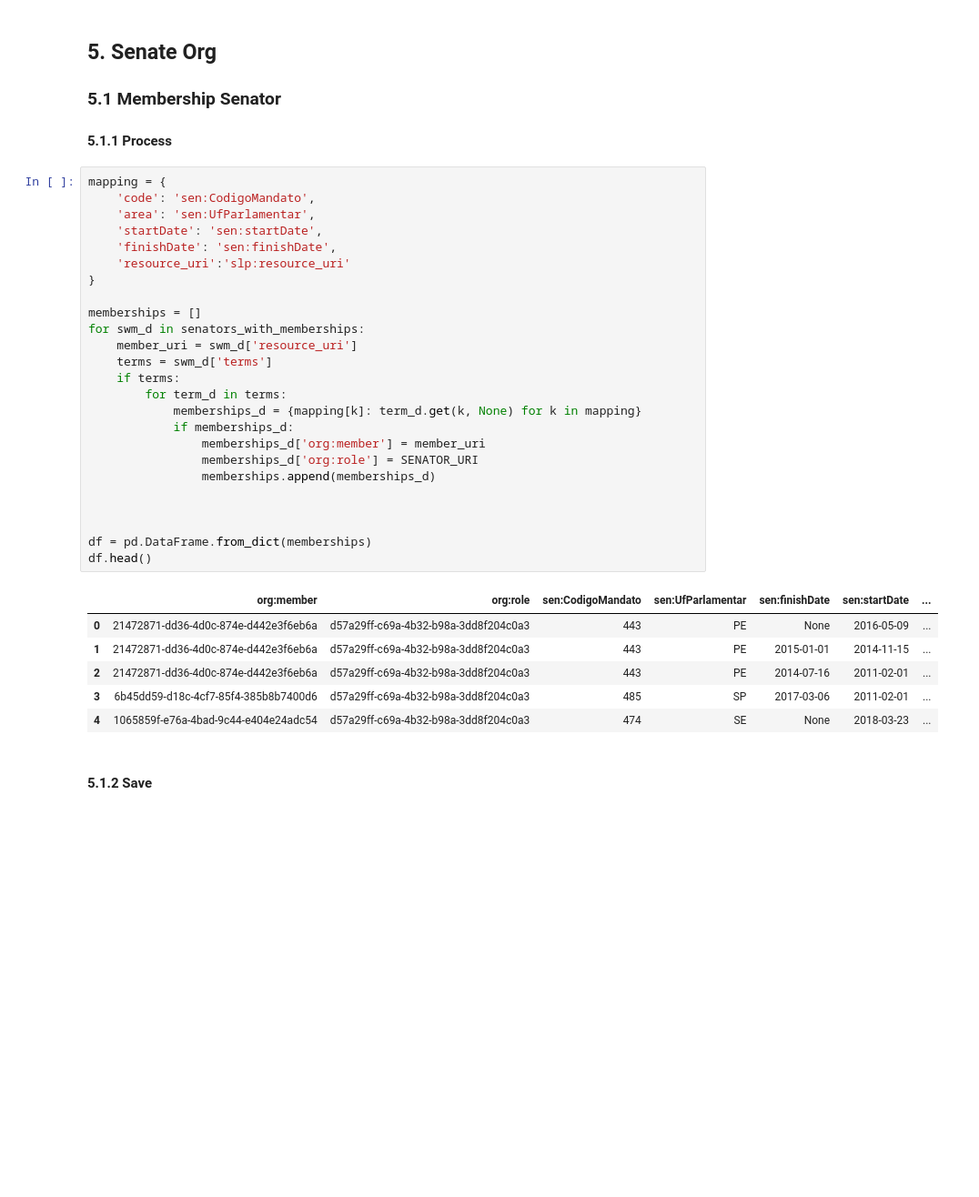
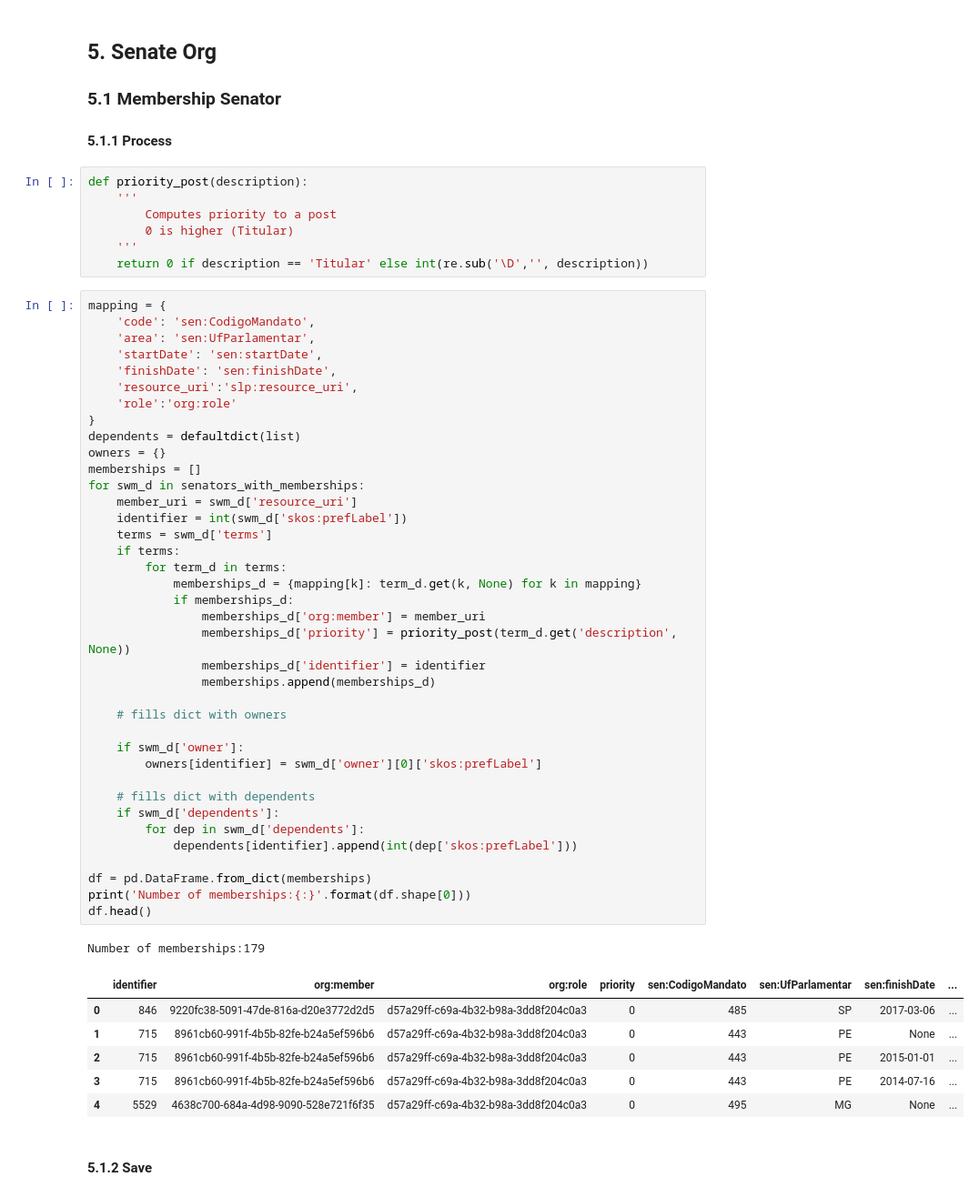
Before and after one commit to guilhermevarela/polare_scrapper, a Jupyter notebook: Senators.ipynb, the cells around one changed output. Shown at 91% size. Drawn from its saved outputs; the diff is of its cells as text; blank space fills up the shorter version.

Commit message:
Senator: owner + dependends

```diff
--- a/Senators.ipynb
+++ b/Senators.ipynb
@@ -87,38 +89,59 @@ df.head()
 
  ### 5.1 Membership Senator
  #### 5.1.1 Process
+# %%
+def priority_post(description):
+    '''
+        Computes priority to a post
+        0 is higher (Titular)
+    '''
+    return 0 if description == 'Titular' else int(re.sub('\D','', description))
 # %%
 mapping = {
     'code': 'sen:CodigoMandato',
     'area': 'sen:UfParlamentar',
     'startDate': 'sen:startDate',
     'finishDate': 'sen:finishDate',
-    'resource_uri':'slp:resource_uri'
+    'resource_uri':'slp:resource_uri',
+    'role':'org:role'
 }
-
+dependents = defaultdict(list)
+owners = {}
 memberships = []
 for swm_d in senators_with_memberships:
     member_uri = swm_d['resource_uri']
+    identifier = int(swm_d['skos:prefLabel'])
     terms = swm_d['terms']
     if terms:
         for term_d in terms:
             memberships_d = {mapping[k]: term_d.get(k, None) for k in mapping}
             if memberships_d:
                 memberships_d['org:member'] = member_uri
-                memberships_d['org:role'] = SENATOR_URI
+                memberships_d['priority'] = priority_post(term_d.get('description', None))
+                memberships_d['identifier'] = identifier
                 memberships.append(memberships_d)
 
+    # fills dict with owners
 
+    if swm_d['owner']:
+        owners[identifier] = swm_d['owner'][0]['skos:prefLabel']
+
+    # fills dict with dependents
+    if swm_d['dependents']:
+        for dep in swm_d['dependents']:
+            dependents[identifier].append(int(dep['skos:prefLabel']))
 
 df = pd.DataFrame.from_dict(memberships)
+print('Number of memberships:{:}'.format(df.shape[0]))
 df.head()
 # %% [output]
+Number of memberships:179
-|  | org:member | org:role | sen:CodigoMandato | sen:UfParlamentar | sen:finishDate | sen:startDate | ... |
-| 0 | 21472871-dd36-4d0c-874e-d442e3f6eb6a | d57a29ff-c69a-4b32-b98a-3dd8f204c0a3 | 443 | PE | None | 2016-05-09 | ... |
-| 1 | 21472871-dd36-4d0c-874e-d442e3f6eb6a | d57a29ff-c69a-4b32-b98a-3dd8f204c0a3 | 443 | PE | 2015-01-01 | 2014-11-15 | ... |
-| 2 | 21472871-dd36-4d0c-874e-d442e3f6eb6a | d57a29ff-c69a-4b32-b98a-3dd8f204c0a3 | 443 | PE | 2014-07-16 | 2011-02-01 | ... |
-| 3 | 6b45dd59-d18c-4cf7-85f4-385b8b7400d6 | d57a29ff-c69a-4b32-b98a-3dd8f204c0a3 | 485 | SP | 2017-03-06 | 2011-02-01 | ... |
-| 4 | 1065859f-e76a-4bad-9c44-e404e24adc54 | d57a29ff-c69a-4b32-b98a-3dd8f204c0a3 | 474 | SE | None | 2018-03-23 | ... |
+|  | identifier | org:member | org:role | priority | sen:CodigoMandato | sen:UfParlamentar | sen:finishDate | ... |
+| 0 | 846 | 9220fc38-5091-47de-816a-d20e3772d2d5 | d57a29ff-c69a-4b32-b98a-3dd8f204c0a3 | 0 | 485 | SP | 2017-03-06 | ... |
+| 1 | 715 | 8961cb60-991f-4b5b-82fe-b24a5ef596b6 | d57a29ff-c69a-4b32-b98a-3dd8f204c0a3 | 0 | 443 | PE | None | ... |
+| 2 | 715 | 8961cb60-991f-4b5b-82fe-b24a5ef596b6 | d57a29ff-c69a-4b32-b98a-3dd8f204c0a3 | 0 | 443 | PE | 2015-01-01 | ... |
+| 3 | 715 | 8961cb60-991f-4b5b-82fe-b24a5ef596b6 | d57a29ff-c69a-4b32-b98a-3dd8f204c0a3 | 0 | 443 | PE | 2014-07-16 | ... |
+| 4 | 5529 | 4638c700-684a-4d98-9090-528e721f6f35 | d57a29ff-c69a-4b32-b98a-3dd8f204c0a3 | 0 | 495 | MG | None | ... |
 # %% [markdown]
  #### 5.1.2 Save
 # %%
```
Also changed, not shown: parts of 12 cells of this notebook, 9 other files.
